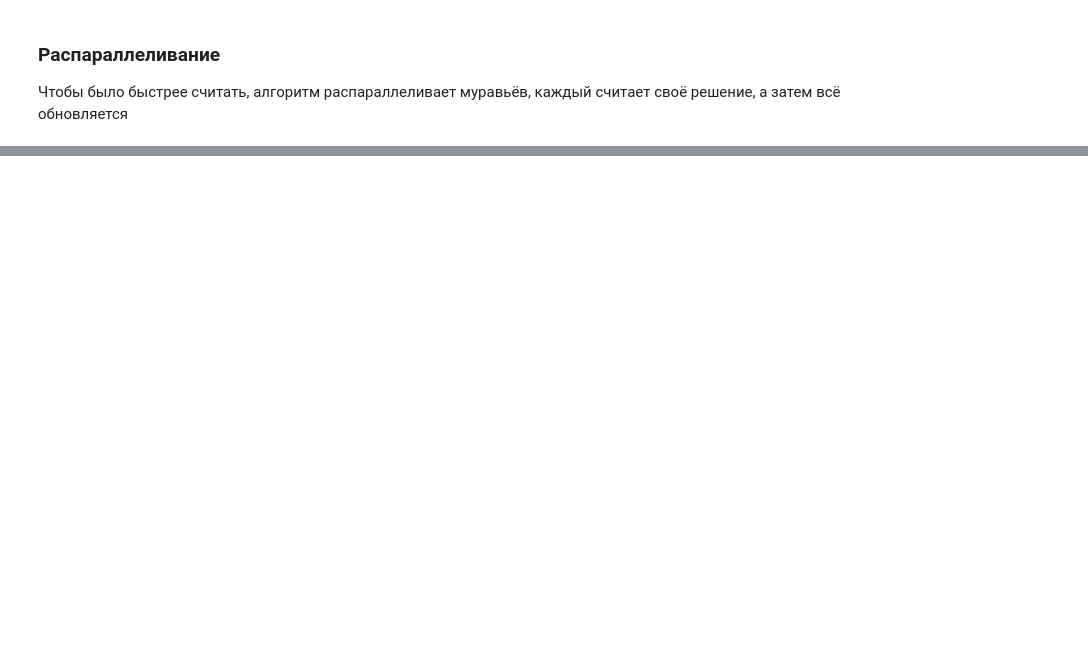
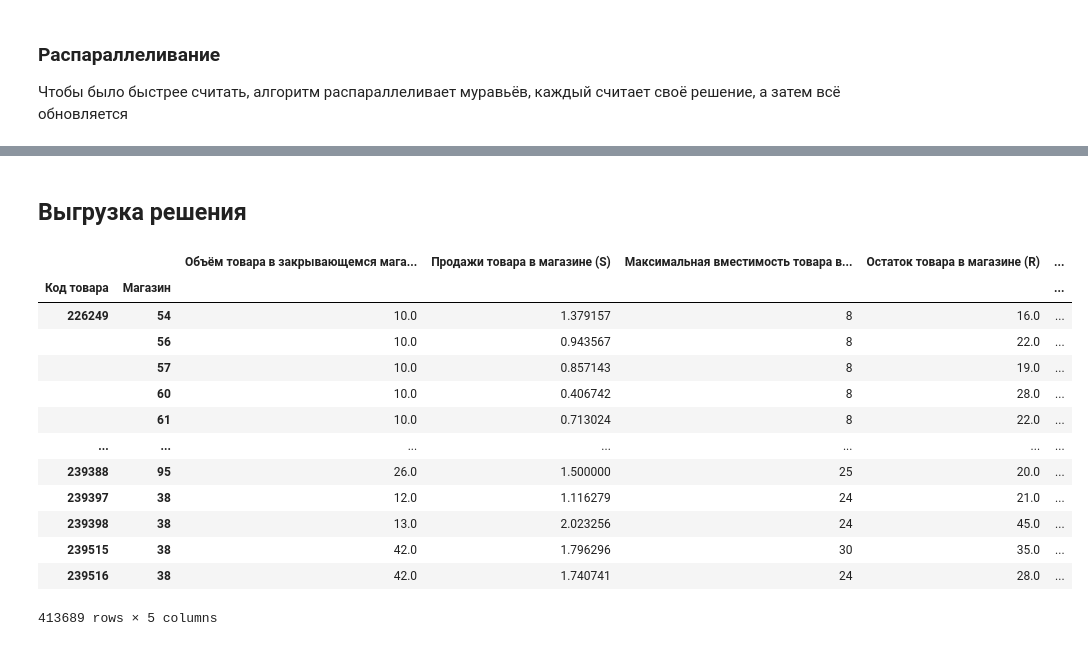
Before and after one commit to Rodeffs/Bachelor_Diploma_Project, a Jupyter notebook: particle_swarm.ipynb, the cells around one changed output, grey strips where cells are left out. Cells and saved outputs as stored; diff of their text form; code cells hidden in the pictures; blank space fills up the shorter version.

Commit message:
ant colony should be done; ant solution added

```diff
--- a/particle_swarm.ipynb
+++ b/particle_swarm.ipynb
@@ -45,7 +45,7 @@ heuristic_factor = 1
 # %% [markdown]
 Число муравьёв
 # %%
-ant_count = 10
+ant_count = 16
 # %% [markdown]
 ## Подгрузка датасета
 # %%
@@ -219,52 +196,45 @@ Name: Объём товара в закрывающемся магазине (V)
 # %%
-def ant_colony_optimization(items):
-    V = items.groupby(level=0).first()
+def ant_colony_optimization(closing_volume, sales, maxcap, remains):
+    pheromones = np.ones((N, M), dtype=np.float64)  # изначально феромоны равны 1
 
-    aco_items[col_pher] = 1.0  # изначально все феромоны равны 1
-
-    previous_best_rating = None
     best_rating, best_soluion = None, None
+    no_improvements = 0
 
     for i in range(iterations_count):
-        print(f"Iteration {i+1} out of {iterations_count}")
+        print(f"\nIteration {i+1} out of {iterations_count}")
         pheromone_updates, ratings, solutions = [], [], []
 
-        with ProcessPoolExecutor() as executor:
-            futures = [executor.submit(ant_distribution, aco_items.copy()) for _ in range(ant_count)]
+        with ThreadPoolExecutor() as executor:
+            futures = [executor.submit(ant_distribution, closing_volume, sales, maxcap, remains, pheromones) for _ in range(ant_count)]
 
-            for future in futures:
+            for future in tqdm(futures):
                 result = future.result()
                 pheromone_updates.append(result[0])
                 ratings.append(result[1])
                 solutions.append(result[2])
 
-        print("Updating pheromones")
-        aco_items[col_pher] = (1 - pheromone_loss) * aco_items[col_pher].values + np.sum(pheromone_updates, axis=0)  # глобальное обновление феромонов
+        pheromones = (1 - pheromone_loss) * pheromones + np.sum(pheromone_updates, axis=0)  # глобальное обновление феромонов
         max_index = np.argmax(ratings)
 
         current_best_rating = ratings[max_index]
         current_best_solution = solutions[max_index]
+        no_improvements += 1
 
-        print("Best rating for current iteration:", current_best_rating)
+        print("Best rating for the current iteration:", current_best_rating)
 
-        if (best_rating is None and best_solution is None) or (current_best_rating > best_rating):
+        if best_rating is None or best_solution is None or (current_best_rating > best_rating):
             best_rating = current_best_rating
             best_solution = current_best_solution
+            no_improvements = 0
 
         print("Total best rating:", best_rating)
 
-        if early_stopping:
-            if (previous_best_rating is None) or (np.abs(previous_best_rating - current_best_rating) >= epsilon):
-                previous_best_rating = current_best_rating
-
-            else:
-                print("Early stopping")
-                break
-
-        print()
+        if early_stopping > 0 and no_improvements >= early_stopping:
+            print("Early stopping")
+            break
 
     return best_rating, best_solution
 # %%
-best_rating, best_solution = ant_colony_optimization(items)
+best_rating, best_solution = ant_colony_optimization(closing_volume, sales, maxcap, remains)
 # %% [output]
 Iteration 1 out of 100
@@ -280,0 +300,2 @@ best_solution
+# %% [markdown]
+## Выгрузка решения
@@ -280,0 +311,19 @@ best_solution
+# %%
+df_solution = pd.DataFrame(best_solution, index=items_id, columns=stores_id).stack()
+items[col_dist] = df_solution.reindex(items.index).values
+items
+# %% [output]
+|  |  | Объём товара в закрывающемся мага... | Продажи товара в магазине (S) | Максимальная вместимость товара в... | Остаток товара в магазине (R) | ... |
+| Код товара | Магазин |  |  |  |  | ... |
+| 226249 | 54 | 10.0 | 1.379157 | 8 | 16.0 | ... |
+|  | 56 | 10.0 | 0.943567 | 8 | 22.0 | ... |
+|  | 57 | 10.0 | 0.857143 | 8 | 19.0 | ... |
+|  | 60 | 10.0 | 0.406742 | 8 | 28.0 | ... |
+|  | 61 | 10.0 | 0.713024 | 8 | 22.0 | ... |
+| ... | ... | ... | ... | ... | ... | ... |
+| 239388 | 95 | 26.0 | 1.500000 | 25 | 20.0 | ... |
+| 239397 | 38 | 12.0 | 1.116279 | 24 | 21.0 | ... |
+| 239398 | 38 | 13.0 | 2.023256 | 24 | 45.0 | ... |
+| 239515 | 38 | 42.0 | 1.796296 | 30 | 35.0 | ... |
+| 239516 | 38 | 42.0 | 1.740741 | 24 | 28.0 | ... |
+413689 rows × 5 columns
```
Also changed, not shown: parts of 26 cells of this notebook, 1 other file.
